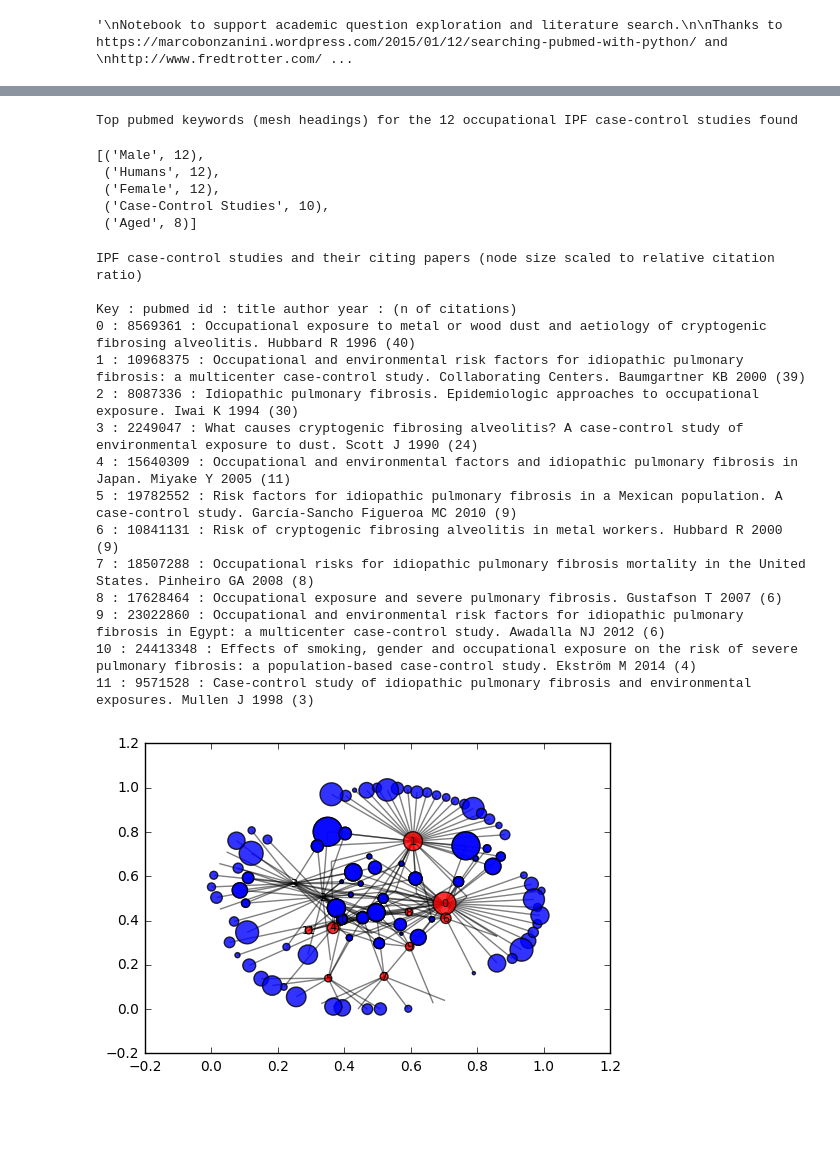
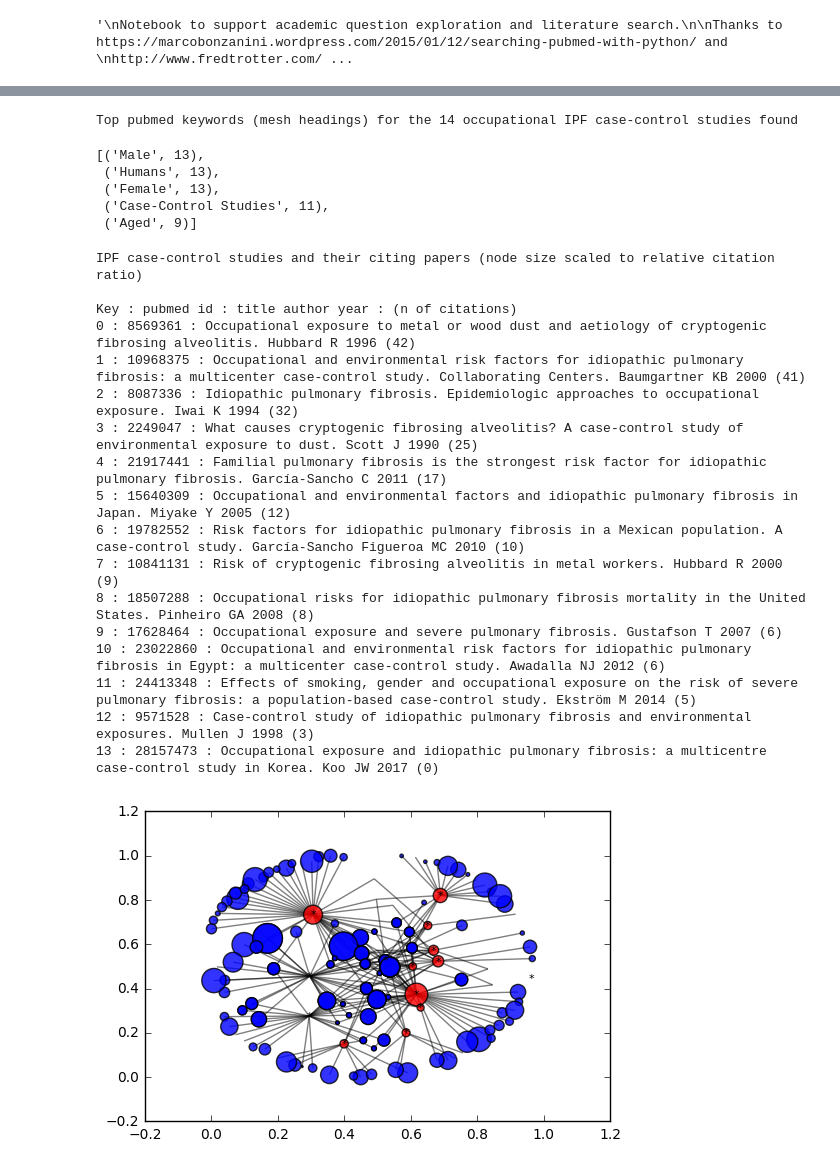
Before and after one commit to drcjar/litsearch, a Jupyter notebook: litsearch.ipynb, the cells around one changed output, grey strips where cells are left out. Drawn from its saved outputs; the diff is of its cells as text; code cells hidden in the pictures; blank space fills up the shorter version.

Commit message:
begins to play with classification

```diff
--- a/litsearch.ipynb
+++ b/litsearch.ipynb
@@ -360,20 +360,19 @@ def litsearch_terms(terms):
 # %%
 topic_collection = {"ipfjes_case_control_studies" : ['23022860', '10968375', '24413348', '19782552', '17628464',
                                                      '10841131', '8569361', '8087336', '15640309', '9571528',
-                                                     '18507288', '23022860', '2249047'],
-                    "ipfjes_reviews" : ['25621562', '24348069', '10193340', '11816818', '15331187', '16733403']}
+                                                     '18507288', '2249047', '28157473', '21917441'],
+                    "ipfjes_reviews" : ['25621562', '24348069', '10193340', '11816818', '15331187', '16733403', '16738192'],
+                   }
 
-
-def litfetch_topics(topic_collection):
+def litfetch_topic(topic, pmids):
     """
-    fetch info for pmids in a topic collection and save the result as a .csv
+    fetch info for pmids in a topic and save the result as a .csv
     """
-    for topic in topic_collection:
-        print('begining topic {0} analaysis'.format(topic))
-        result = lit_fetch(topic_collection[topic])
-        df = resultdf(result)
-        save_df_as_csv(topic, df)
-        print('csv of topic {0} saved'.format(topic))
+    print('begining topic {0} analaysis'.format(topic))
+    result = lit_fetch(pmids)
+    df = resultdf(result)
+    save_df_as_csv(topic, df)
+    print('csv of topic {0} saved'.format(topic))
 # %%
 def citing_count(pubmed_id):
     '''
@@ -474,11 +541,11 @@ x = Counter(corpus)
 top_keywords = [(l,k) for k,l in sorted([(j,i) for i,j in x.items()], reverse=True)]
 top_keywords[:5]
 # %% [output]
-Top pubmed keywords (mesh headings) for the 12 occupational IPF case-control studies found
+Top pubmed keywords (mesh headings) for the 14 occupational IPF case-control studies found
-[('Male', 12),
- ('Humans', 12),
- ('Female', 12),
- ('Case-Control Studies', 10),
- ('Aged', 8)]
+[('Male', 13),
+ ('Humans', 13),
+ ('Female', 13),
+ ('Case-Control Studies', 11),
+ ('Aged', 9)]
 # %%
 def citingpaperdf():
@@ -526,48 +593,50 @@ ns2 = [0 if v is None else v for v in rcrs]
 
 nx.draw_networkx_nodes(G,pos,
                        nodelist=[item for sublist in citing.values() for item in sublist],
                        node_color='b',
                        node_size=[i * 50 for i in ns2],
                        alpha=0.8)
 
 nx.draw_networkx_edges(G,pos,width=1.0,alpha=0.5)
 
 labels = {}
 
 for i, item in enumerate(citing):
-    labels[item] = i
+    labels[item] = '*'
 
 nx.draw_networkx_labels(G,pos,labels,font_size=8)
 
 print ('IPF case-control studies and their citing papers (node size scaled to relative citation ratio)\n')
 
 
 print ('Key : pubmed id : title author year : (n of citations)')
 
 for i, item in enumerate(citing):
     print(i,':', item, ':', get_pubmed_summaries([item])[item]['title'],
           get_pubmed_summaries([item])[item]['sortfirstauthor'],
           get_pubmed_summaries([item])[item]['sortpubdate'][:4],
           '({0})'.format(len(citing[item])))
 
-plt.savefig('PapersThatIPFCaseControlStudies.svg')
+plt.savefig('PapersThatIPFCaseControlStudies.eps')
 # %% [output]
 IPF case-control studies and their citing papers (node size scaled to relative citation ratio)
 
 Key : pubmed id : title author year : (n of citations)
-0 : 8569361 : Occupational exposure to metal or wood dust and aetiology of cryptogenic fibrosing alveolitis. Hubbard R 1996 (40)
-1 : 10968375 : Occupational and environmental risk factors for idiopathic pulmonary fibrosis: a multicenter case-control study. Collaborating Centers. Baumgartner KB 2000 (39)
-2 : 8087336 : Idiopathic pulmonary fibrosis. Epidemiologic approaches to occupational exposure. Iwai K 1994 (30)
-3 : 2249047 : What causes cryptogenic fibrosing alveolitis? A case-control study of environmental exposure to dust. Scott J 1990 (24)
-4 : 15640309 : Occupational and environmental factors and idiopathic pulmonary fibrosis in Japan. Miyake Y 2005 (11)
-5 : 19782552 : Risk factors for idiopathic pulmonary fibrosis in a Mexican population. A case-control study. García-Sancho Figueroa MC 2010 (9)
-6 : 10841131 : Risk of cryptogenic fibrosing alveolitis in metal workers. Hubbard R 2000 (9)
-7 : 18507288 : Occupational risks for idiopathic pulmonary fibrosis mortality in the United States. Pinheiro GA 2008 (8)
-8 : 17628464 : Occupational exposure and severe pulmonary fibrosis. Gustafson T 2007 (6)
-9 : 23022860 : Occupational and environmental risk factors for idiopathic pulmonary fibrosis in Egypt: a multicenter case-control study. Awadalla NJ 2012 (6)
-10 : 24413348 : Effects of smoking, gender and occupational exposure on the risk of severe pulmonary fibrosis: a population-based case-control study. Ekström M 2014 (4)
-11 : 9571528 : Case-control study of idiopathic pulmonary fibrosis and environmental exposures. Mullen J 1998 (3)
+0 : 8569361 : Occupational exposure to metal or wood dust and aetiology of cryptogenic fibrosing alveolitis. Hubbard R 1996 (42)
+1 : 10968375 : Occupational and environmental risk factors for idiopathic pulmonary fibrosis: a multicenter case-control study. Collaborating Centers. Baumgartner KB 2000 (41)
+2 : 8087336 : Idiopathic pulmonary fibrosis. Epidemiologic approaches to occupational exposure. Iwai K 1994 (32)
+3 : 2249047 : What causes cryptogenic fibrosing alveolitis? A case-control study of environmental exposure to dust. Scott J 1990 (25)
+4 : 21917441 : Familial pulmonary fibrosis is the strongest risk factor for idiopathic pulmonary fibrosis. García-Sancho C 2011 (17)
+5 : 15640309 : Occupational and environmental factors and idiopathic pulmonary fibrosis in Japan. Miyake Y 2005 (12)
+6 : 19782552 : Risk factors for idiopathic pulmonary fibrosis in a Mexican population. A case-control study. García-Sancho Figueroa MC 2010 (10)
+7 : 10841131 : Risk of cryptogenic fibrosing alveolitis in metal workers. Hubbard R 2000 (9)
+8 : 18507288 : Occupational risks for idiopathic pulmonary fibrosis mortality in the United States. Pinheiro GA 2008 (8)
+9 : 17628464 : Occupational exposure and severe pulmonary fibrosis. Gustafson T 2007 (6)
+10 : 23022860 : Occupational and environmental risk factors for idiopathic pulmonary fibrosis in Egypt: a multicenter case-control study. Awadalla NJ 2012 (6)
+11 : 24413348 : Effects of smoking, gender and occupational exposure on the risk of severe pulmonary fibrosis: a population-based case-control study. Ekström M 2014 (5)
+12 : 9571528 : Case-control study of idiopathic pulmonary fibrosis and environmental exposures. Mullen J 1998 (3)
+13 : 28157473 : Occupational exposure and idiopathic pulmonary fibrosis: a multicentre case-control study in Korea. Koo JW 2017 (0)
-[figure, old version]
+[figure, new version]
 # %%
 # papers citing seed papers by coverage
 df = pd.read_csv('papers_citing_ipf_occupational_dust_case_control_studies.csv')
```
Also changed, not shown: parts of 22 cells of this notebook, 4 other files.
